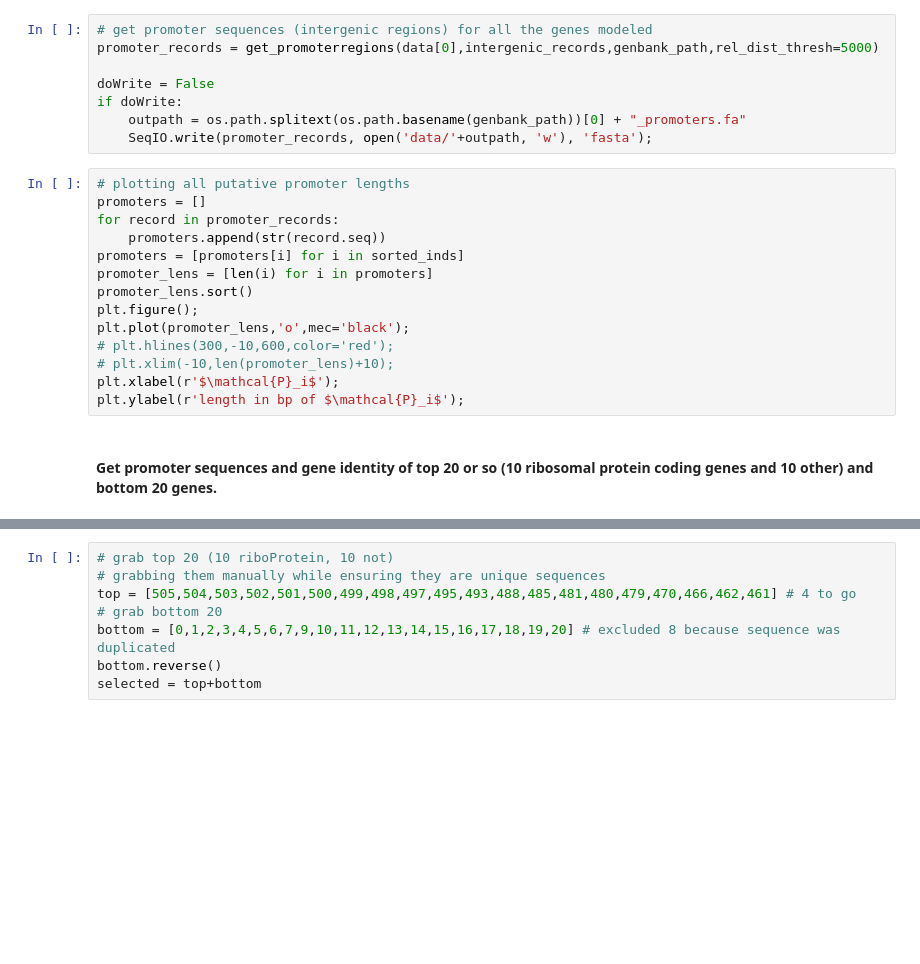
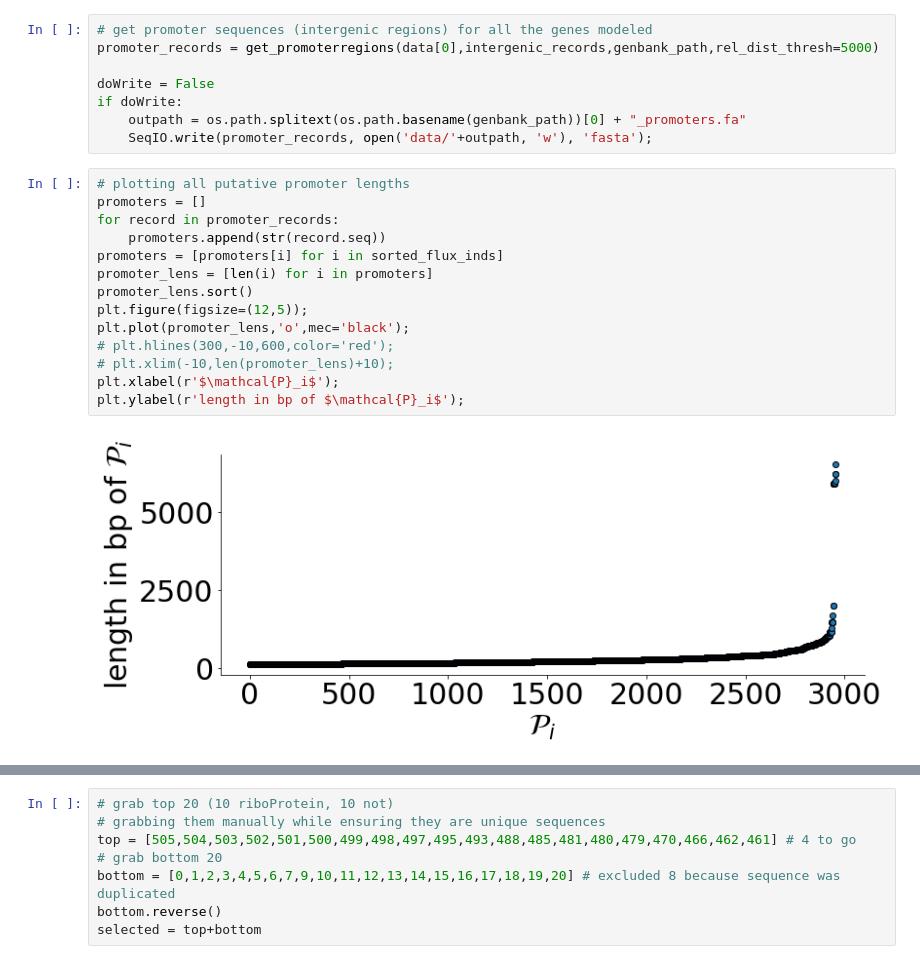
Before and after one commit to AqibHasnain/optimal_sensors, a Jupyter notebook: postprocessing.ipynb, the cells around one changed output, grey strips where cells are left out. Drawn from its saved outputs; the diff is of its cells as text; blank space fills up the shorter version.

```diff
--- a/postprocessing.ipynb
+++ b/postprocessing.ipynb
@@ -361,16 +383,16 @@ if doWrite:
 # %%
 # plotting all putative promoter lengths
 promoters = []
 for record in promoter_records:
     promoters.append(str(record.seq))
-promoters = [promoters[i] for i in sorted_inds]
+promoters = [promoters[i] for i in sorted_flux_inds]
 promoter_lens = [len(i) for i in promoters]
 promoter_lens.sort()
-plt.figure();
+plt.figure(figsize=(12,5));
 plt.plot(promoter_lens,'o',mec='black');
 # plt.hlines(300,-10,600,color='red');
 # plt.xlim(-10,len(promoter_lens)+10);
 plt.xlabel(r'$\mathcal{P}_i$');
 plt.ylabel(r'length in bp of $\mathcal{P}_i$');
+# %% [output]
+[figure, added]
-# %% [markdown]
-#### Get promoter sequences and gene identity of top 20 or so (10 ribosomal protein coding genes and 10 other) and bottom 20 genes.
```
Also changed, not shown: parts of 8 cells of this notebook, 4 other files.
